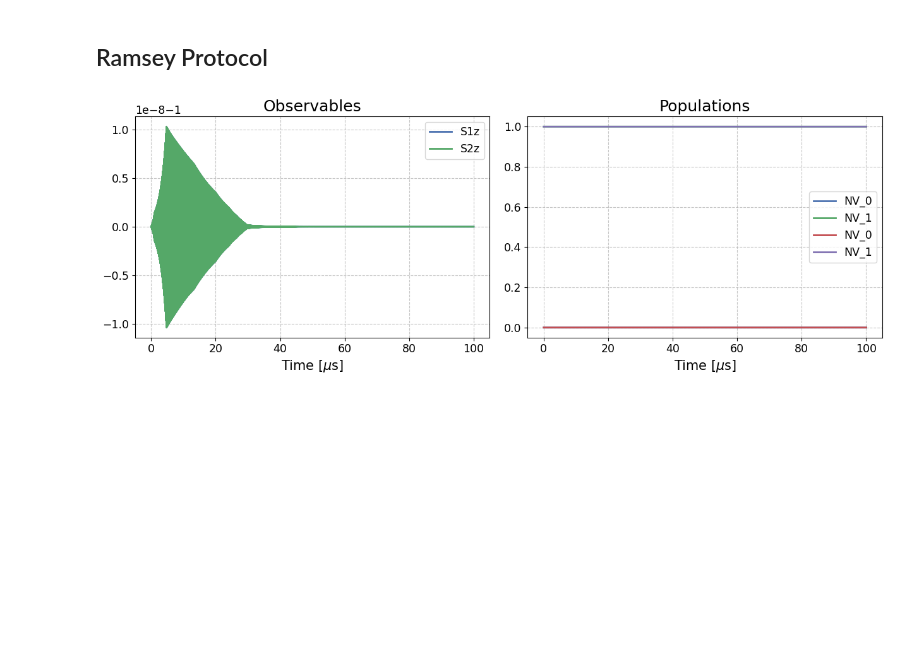
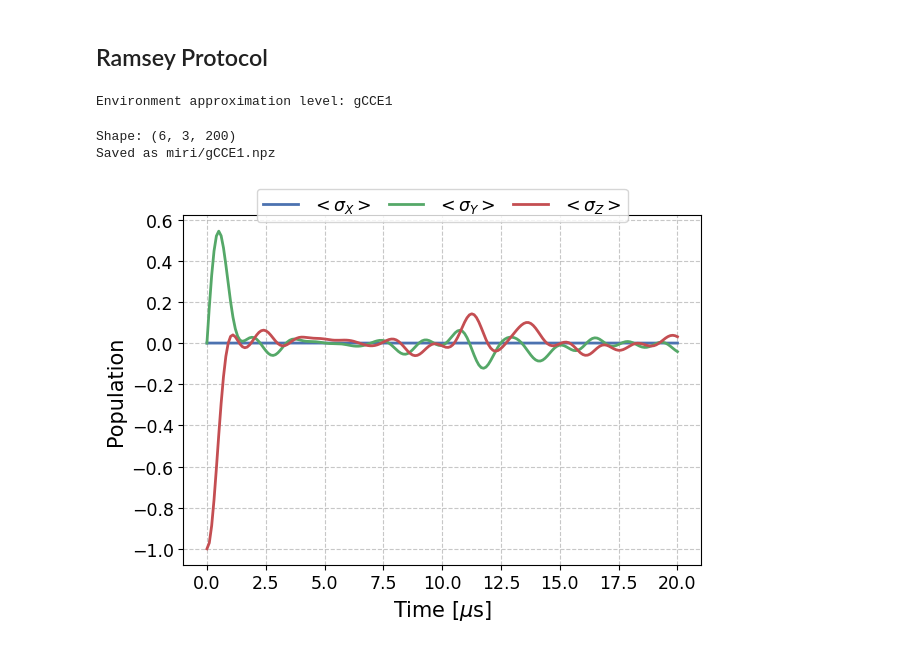
Before and after one commit to dehe1011/NVcenter, a Jupyter notebook: development/ErrorMitigation.ipynb, the cells around one changed output. Cells and saved outputs as stored; diff of their text form; code cells hidden in the pictures; blank space fills up the shorter version.

```diff
--- a/development/ErrorMitigation.ipynb
+++ b/development/ErrorMitigation.ipynb
@@ -62,14 +72,2 @@ kwargs = dict(suter_method=True, instant_pulses=True, verbose=False,
 # %% [markdown]
 ## Ramsey Protocol
-# %%
-nv1_config = ('NV', (0,0,0), 1, {})
-nv2_config = ('NV', (20e-9,0,0), 1, {})
-
-two_spin_system = TwoSpinSystem(nv1_config, nv2_config, 100e-6)
-
-fig, ax = plt.subplots(1, 2, figsize = (6.4*2, 4.8))
-ax[0] = two_spin_system.plot_observables(ax[0], ['S1z', 'S2z'])
-ax[1] = two_spin_system.plot_pops(ax[1])
-plt.show()
-# %% [output]
-[figure, removed]
@@ -75,0 +82,48 @@ plt.show()
+# %%
+kwargs['env_approx_level'] = 'gCCE1'
+
+env = Environment(register_config, bath_configs, **kwargs)
+env.pulse_seq = [20e-6]
+print(f'Environment approximation level: {env.env_approx_level}')
+
+t_list = np.linspace(0, env.total_time, 200)
+
+miri_list = []
+init_states = [xm, xp, ym, yp, zm, zp]
+for init_state in init_states:
+    env.old_state = hada * init_state * hada
+
+    new_states = env.get_new_states(env.pulse_seq, t_list=t_list)
+
+    detuning = CONST["D_gs"] + CONST["gamma_e"] * (CONST["Bz"]-0.1e-4) / (2*np.pi) - CONST["Nzz"] * CONST["m_N"]
+    detuning_gates = [q.Qobj( np.array([[1, 0], [0, np.e**(1j*2*np.pi*detuning*t) ]]) ) for t in t_list]
+
+    new_states = [hada *detuning_gate * state * detuning_gate.dag() * hada for state, detuning_gate in zip(new_states, detuning_gates)]
+
+    sigmax = [ q.expect(state, q.sigmax()) for state in new_states ]
+    sigmay = [ q.expect(state, q.sigmay()) for state in new_states ]
+    sigmaz = [ q.expect(state, q.sigmaz()) for state in new_states ]
+    miri_list.append( [sigmax, sigmay, sigmaz] )
+
+miri_list = np.array(miri_list)
+print(f"Shape: {miri_list.shape}")
+np.save(f"miri/{env.env_approx_level}", miri_list)
+print(f'Saved as miri/{env.env_approx_level}.npz')
+# %% [output]
+Environment approximation level: gCCE1
+Shape: (6, 3, 200)
+Saved as miri/gCCE1.npz
+# %%
+fig, ax = plt.subplots()
+
+idx = 5
+ax.plot(t_list * 1e6, miri_list[idx][0], label=r'$<\sigma_X>$')
+ax.plot(t_list * 1e6, miri_list[idx][1], label=r'$<\sigma_Y>$')
+ax.plot(t_list * 1e6, miri_list[idx][2], label=r'$<\sigma_Z>$')
+
+ax.set_ylabel('Population')
+ax.set_xlabel(r'Time [$\mu$s]' )
+ax.legend(loc='upper center', bbox_to_anchor=(0.5, 1.1), ncol=3, columnspacing=1, fontsize='small')
+plt.show()
+# %% [output]
+[figure, added]
```
Also changed, not shown: parts of 4 cells of this notebook, 19 other files.
